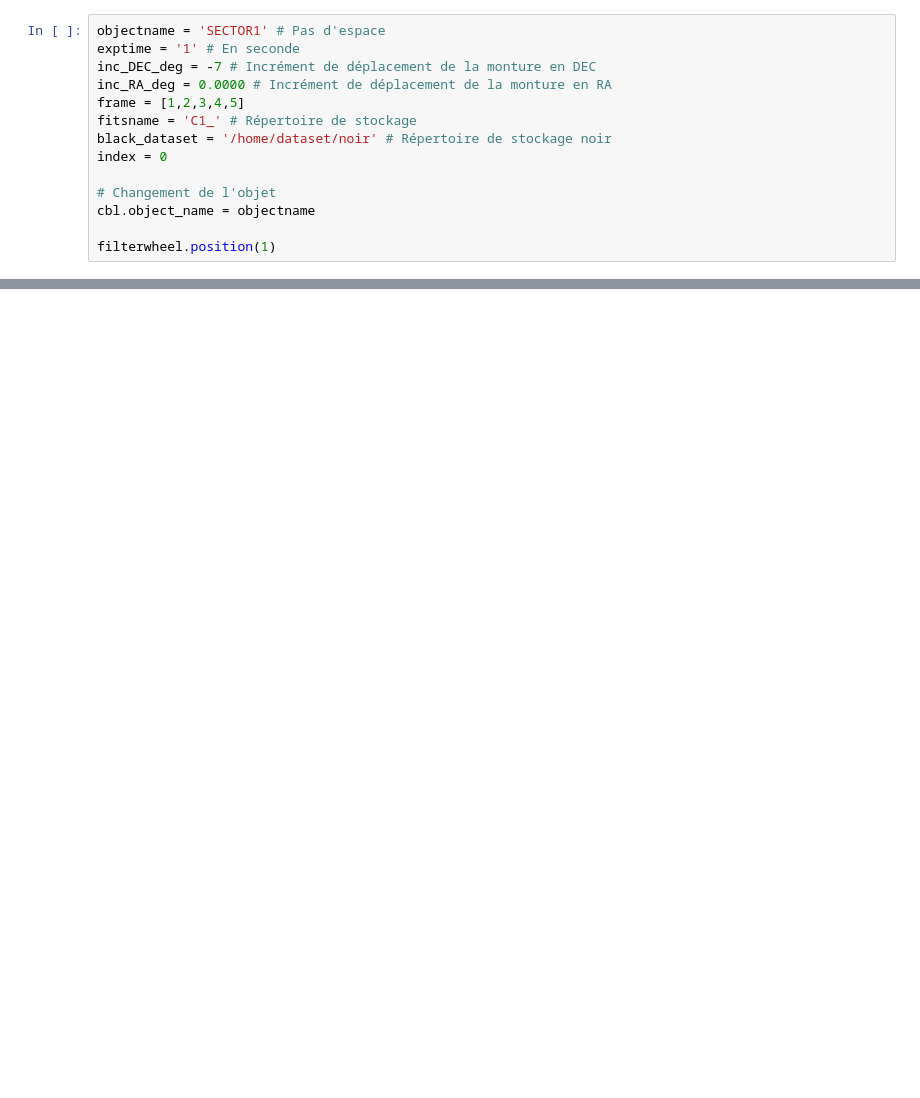
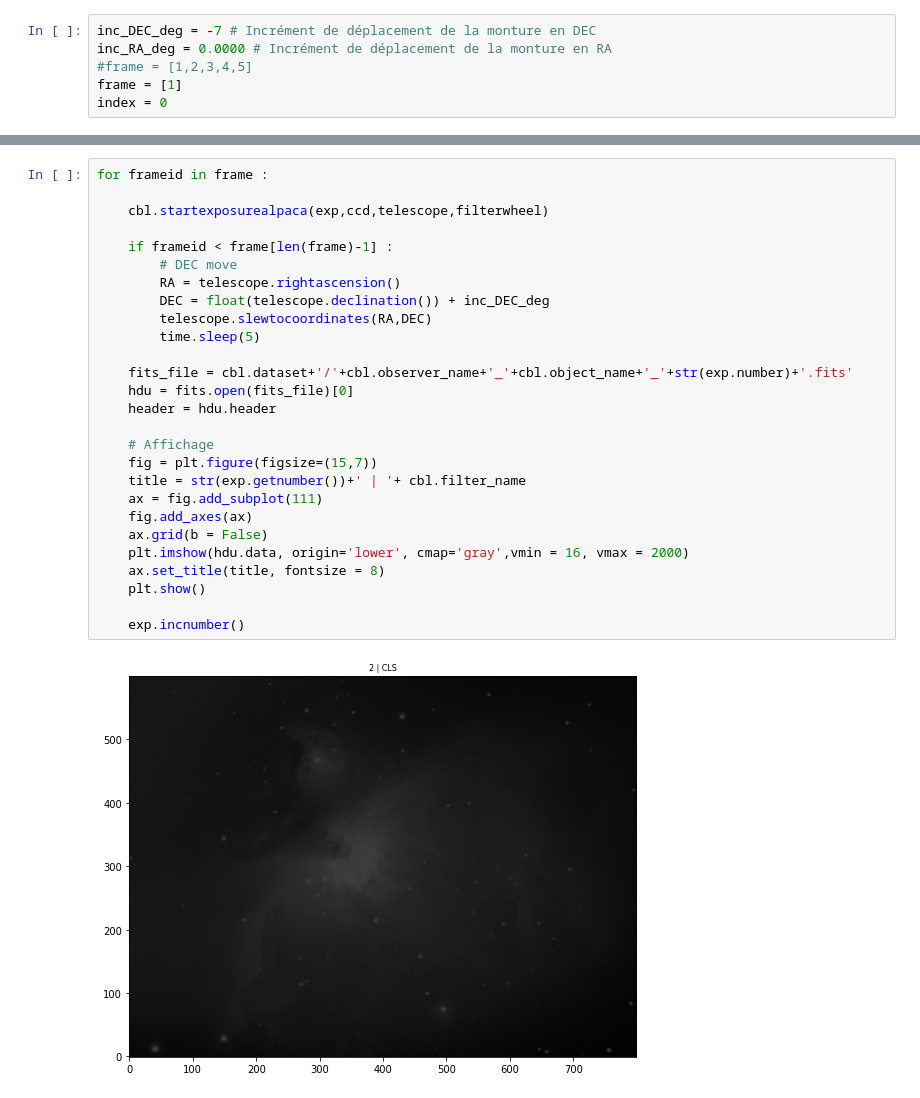
Before and after one commit to dtouzan/ciboulette, a Jupyter notebook: ciboulette-sector.ipynb, the cells around one changed output, grey strips where cells are left out. Saved outputs shown, nothing was run; the diff lists cells and outputs as text; blank space fills up the shorter version.

```diff
--- a/ciboulette-sector.ipynb
+++ b/ciboulette-sector.ipynb
@@ -43,14 +44,6 @@ ccd = Camera(cbl.server, cbl.device)
 # %%
-objectname = 'SECTOR1' # Pas d'espace
-exptime = '1' # En seconde
 inc_DEC_deg = -7 # Incrément de déplacement de la monture en DEC
 inc_RA_deg = 0.0000 # Incrément de déplacement de la monture en RA
-frame = [1,2,3,4,5]
-fitsname = 'C1_' # Répertoire de stockage
-black_dataset = '/home/dataset/noir' # Répertoire de stockage noir
+#frame = [1,2,3,4,5]
+frame = [1]
 index = 0
-
-# Changement de l'objet
-cbl.object_name = objectname
-
-filterwheel.position(1)
@@ -204,0 +50,29 @@ for frameid in frame :
+# %%
+for frameid in frame :
+
+    cbl.startexposurealpaca(exp,ccd,telescope,filterwheel)
+
+    if frameid < frame[len(frame)-1] :
+        # DEC move
+        RA = telescope.rightascension()
+        DEC = float(telescope.declination()) + inc_DEC_deg
+        telescope.slewtocoordinates(RA,DEC)
+        time.sleep(5)
+
+    fits_file = cbl.dataset+'/'+cbl.observer_name+'_'+cbl.object_name+'_'+str(exp.number)+'.fits'
+    hdu = fits.open(fits_file)[0]
+    header = hdu.header
+
+    # Affichage
+    fig = plt.figure(figsize=(15,7))
+    title = str(exp.getnumber())+' | '+ cbl.filter_name
+    ax = fig.add_subplot(111)
+    fig.add_axes(ax)
+    ax.grid(b = False)
+    plt.imshow(hdu.data, origin='lower', cmap='gray',vmin = 16, vmax = 2000)
+    ax.set_title(title, fontsize = 8)
+    plt.show()
+
+    exp.incnumber()
+# %% [output]
+[figure, added]
```
Also changed, not shown: parts of 6 cells of this notebook, 2 other files.
